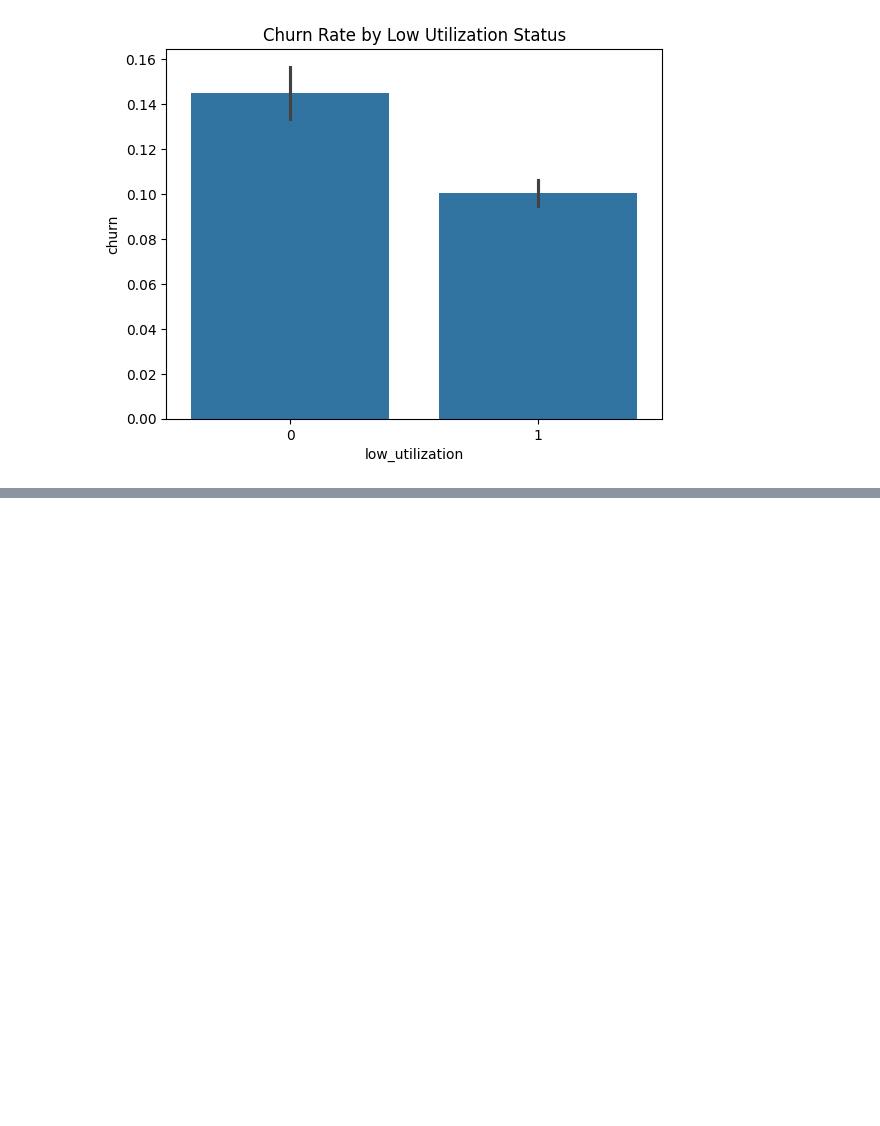
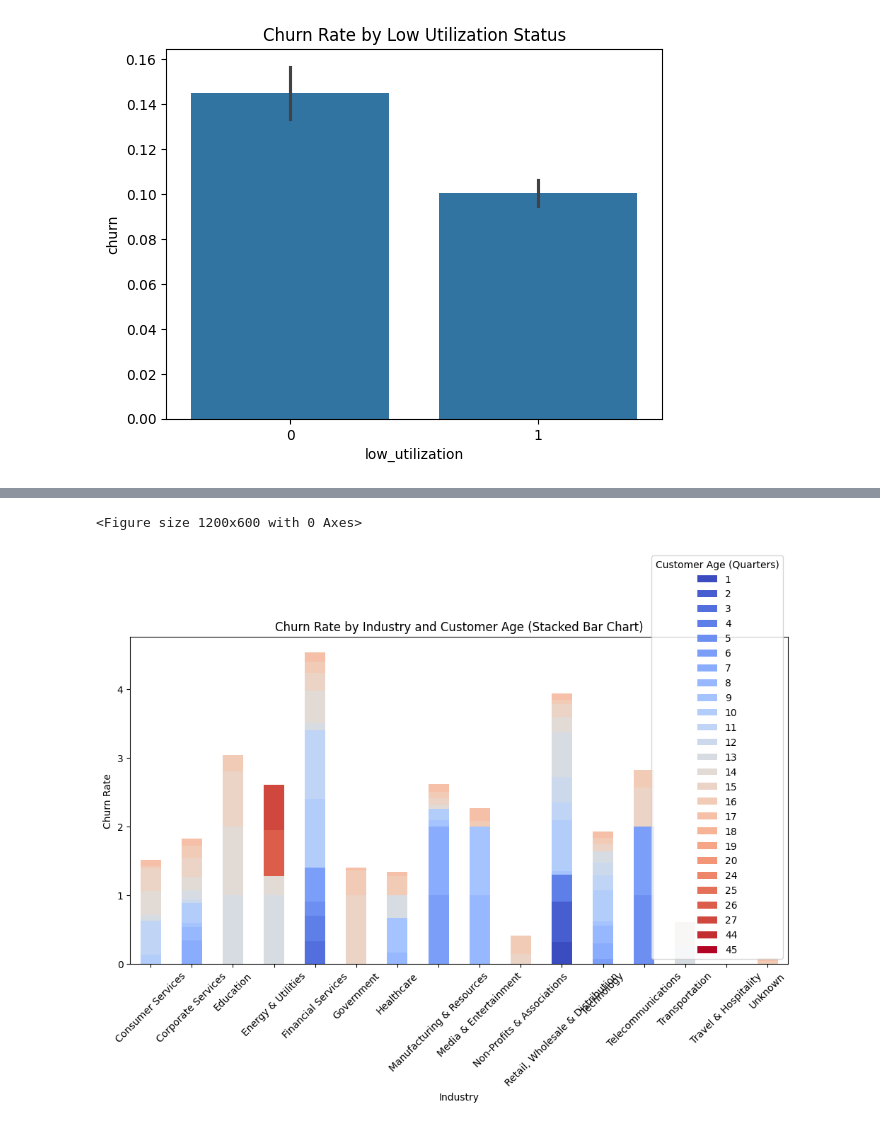
Before and after one commit to Jayasankari19/DS_mini, a Jupyter notebook: target_variable.ipynb, the cells around one changed output, grey strips where cells are left out. Saved outputs shown, nothing was run; the diff lists cells and outputs as text; code cells hidden in the pictures; blank space fills up the shorter version.

```diff
--- a/target_variable.ipynb
+++ b/target_variable.ipynb
@@ -257,0 +174,19 @@ NameError: name 'sm' is not defined
+# %%
+plt.figure(figsize=(12, 6))
+
+# Create a stacked bar chart
+df_grouped = df.groupby(["crm_industry_current", "customer_age_quarters"])["churn"].mean().unstack()
+df_grouped.plot(kind="bar", stacked=True, colormap="coolwarm", figsize=(12, 6))
+
+# Labels and title
+plt.xlabel("Industry")
+plt.ylabel("Churn Rate")
+plt.title("Churn Rate by Industry and Customer Age (Stacked Bar Chart)")
+plt.xticks(rotation=45)
+plt.legend(title="Customer Age (Quarters)")
+
+# Show the plot
+plt.show()
+# %% [output]
+<Figure size 1200x600 with 0 Axes>
+[figure, added]
```
Also changed, not shown: parts of 14 cells of this notebook.
